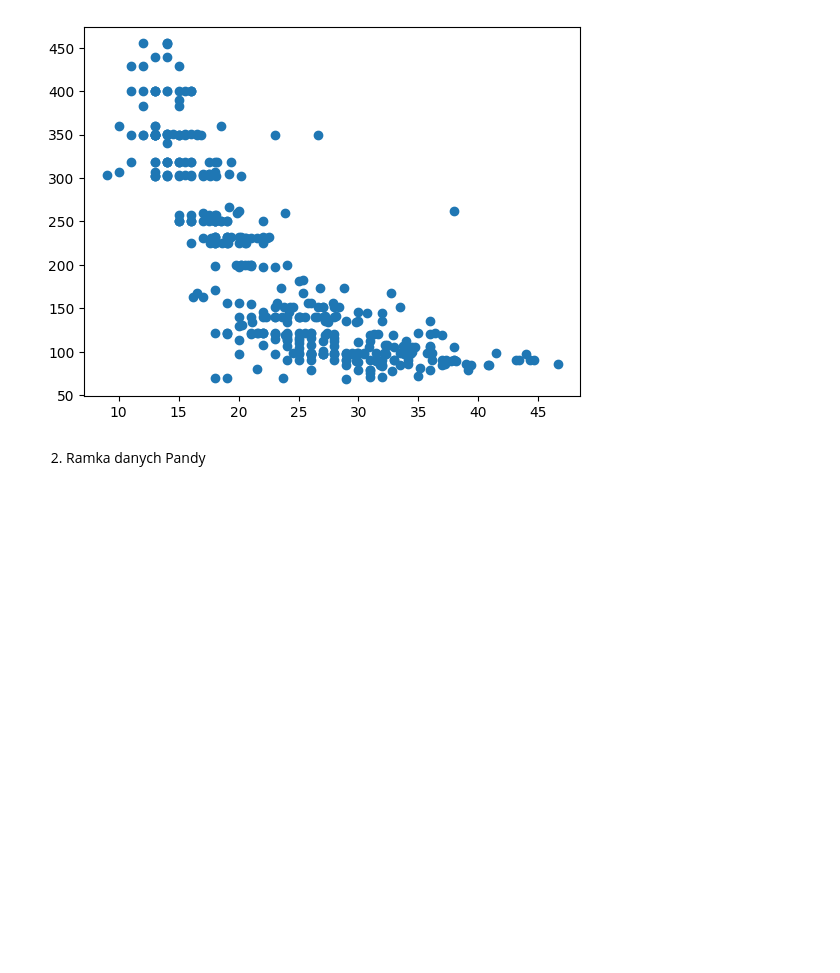
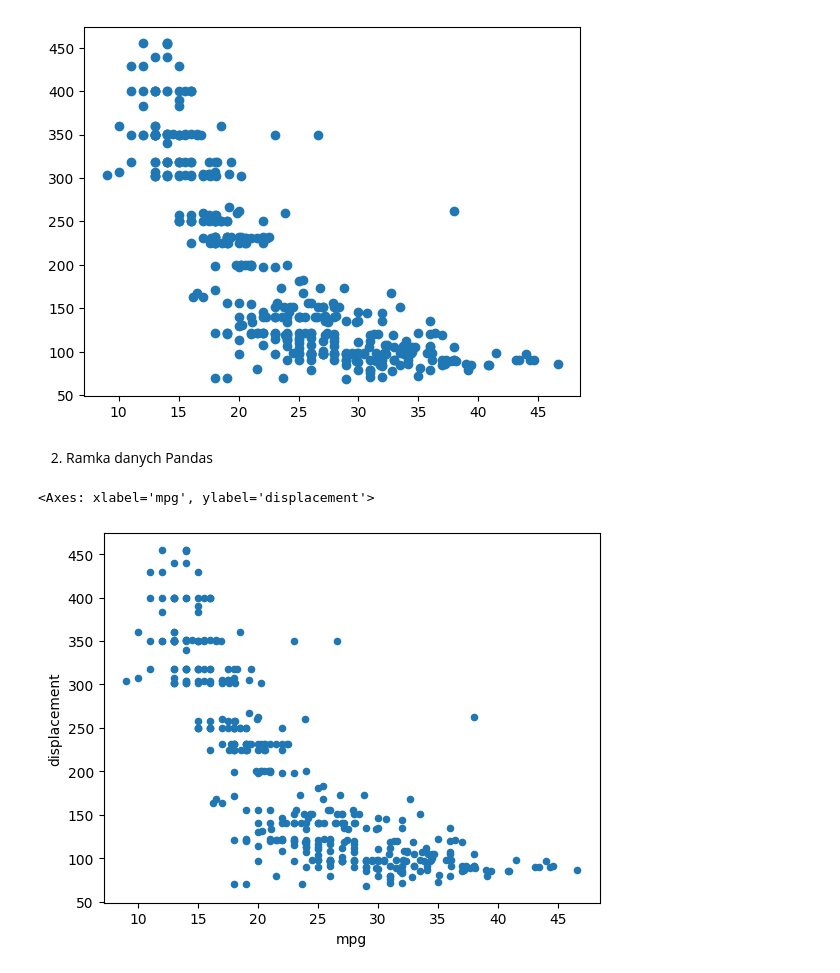
Before and after one commit to sendecka/DataCamp---Data-Scientist-with-Python, a Jupyter notebook: 09 Analiza dużych zbiorów danych I/Ćwiczenia/Activity.ipynb, the cells around one changed output. Cells and saved outputs as stored; diff of their text form; code cells hidden in the pictures; blank space fills up the shorter version.

```diff
--- a/09 Analiza dużych zbiorów danych I/Ćwiczenia/Activity.ipynb
+++ b/09 Analiza dużych zbiorów danych I/Ćwiczenia/Activity.ipynb
@@ -362,4 +353,10 @@ ax.scatter(x = df['mpg'], y=df['displacement'])
 <matplotlib.collections.PathCollection at 0x...>
 [figure]
 # %% [markdown]
-2. Ramka danych Pandy
+2. Ramka danych Pandas
+# %%
+fig, ax = plt.subplots()
+df.plot(kind='scatter', x='mpg', y='displacement', ax=ax)
+# %% [output]
+<Axes: xlabel='mpg', ylabel='displacement'>
+[figure, added]
```
Also changed, not shown: parts of 12 cells of this notebook.
